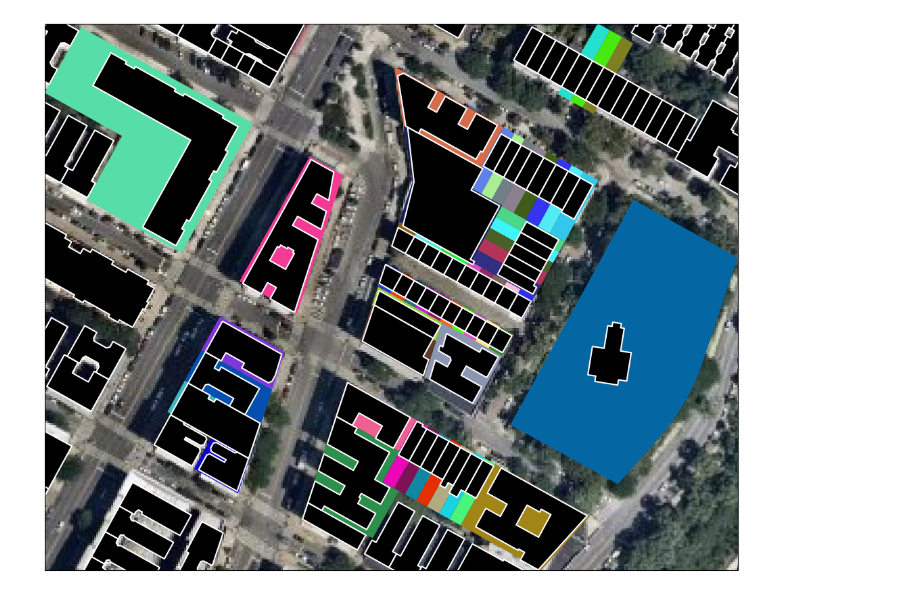
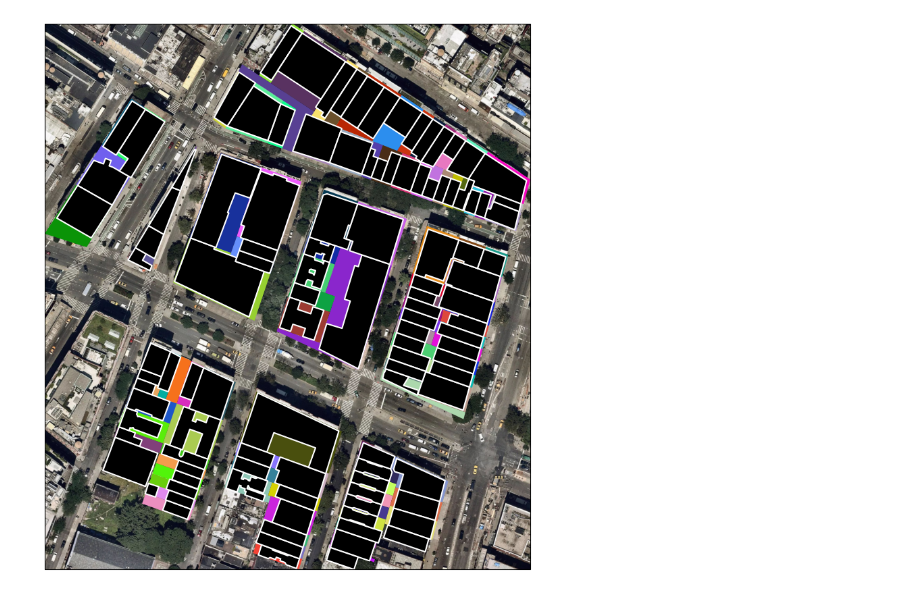
Before and after one commit to scalable-design-participation-lab/re-blocking, a Jupyter notebook: parcels-buildings.ipynb, the cells around one changed output. Saved outputs shown, nothing was run; the diff lists cells and outputs as text; code cells hidden in the pictures.

Commit message:
feat(parcel_query): added query parcels and bldgs

```diff
--- a/parcels-buildings.ipynb
+++ b/parcels-buildings.ipynb
@@ -61,6 +25,3 @@ ax.set_axis_off()
-# %%
-df_parcels = gpd.read_file("/Users/ls/Dropbox (MIT)/02 Work/LCAU:SERC/Million Neighborhoods:DP/Data/Parcels/NYC_2021_Tax_Parcels_SHP_2203/NewYork_2021_Tax_Parcels_SHP_2203.shp")
-df_buildings = gpd.read_file("/Users/ls/Dropbox (MIT)/02 Work/LCAU:SERC/Million Neighborhoods:DP/Data/Building Footprints/NYC/geo_export_a80ea1a2-e8e0-4ffd-862c-1199433ac303.shp")
 # %%
 import matplotlib.pyplot as plt
 import cartopy.crs as ccrs
@@ -69,10 +30,10 @@ import geopandas as gpd
 
 def map_maker(df_parcels, df_buildings, scale=10):
     # tiler = Stamen('terrain-background')
-    access_token = "your-token"
+    access_token = "your own"
     tiler = MapboxTiles(access_token, 'satellite-v9')
-    df_parcels = df_parcels.to_crs(epsg=3857)
-    df_buildings = df_buildings.to_crs(epsg=3857)
+    # df_parcels = df_parcels.to_crs(epsg=3857)
+    # df_buildings = df_buildings.to_crs(epsg=3857)
     crs_epsg = ccrs.epsg("3857")
 
     mercator = tiler.crs
@@ -98,19 +59,18 @@ def map_maker(df_parcels, df_buildings, scale=10):
 
     # ax.coastlines('10m')
     plt.show()
-# %%
-def subset(df, index):
-    # selected_feature = df.iloc[index]
-    # queried_feature = df.query('selected_feature == 20')
-
-    proximity = 75 # Set the proximity (in meters) to filter the DataFrame
-    minx, miny, maxx, maxy = df.loc[[np.random.randint(0, df.shape[0])], 'geometry'].total_bounds
-
-    # Filter the DataFrame to include only rows within the proximity
-    filtered_df = df.cx[minx - proximity: maxx + proximity, miny - proximity: maxy + proximity]
-
-    return filtered_df
-# %%
-map_maker(subset(df_parcels, 0), subset(df_buildings, 0), 16)
-# %% [output]
-[figure, removed]
+# %%
+def subset(df, df_buildings, index, distance = 75):
+    # selected_feature = df.iloc[index]
+    # queried_feature = df.query('selected_feature == 20')
+    selected_feature = df.loc[index]
+    geometry_buffer = selected_feature.geometry.buffer(distance)
+
+    return df[df.within(geometry_buffer)], df_buildings[df_buildings.within(geometry_buffer)]
+# %%
+# Index will correspond to each of the parcel indices in the dataframe.
+# distance is in meters
+subset_features = subset(df_parcels, df_buildings, 2000, 200)
+map_maker(subset_features[0], subset_features[1], 20)
+# %% [output]
+[figure, added]
```
Also changed, not shown: parts of 8 cells of this notebook.
